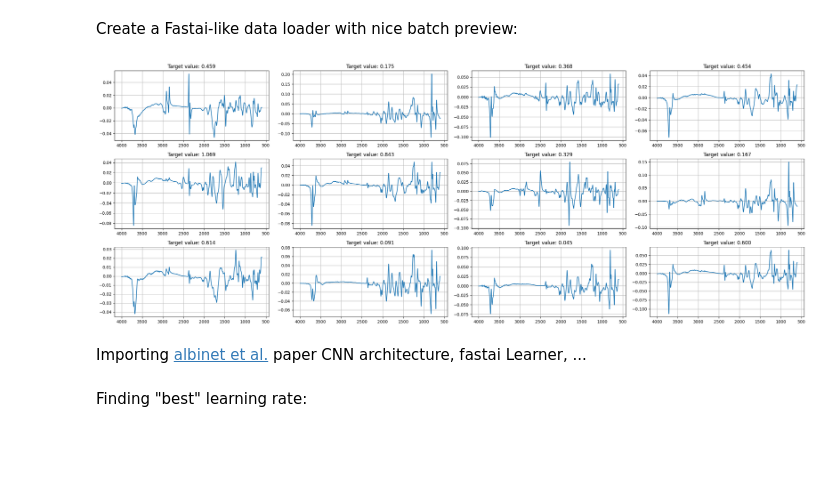
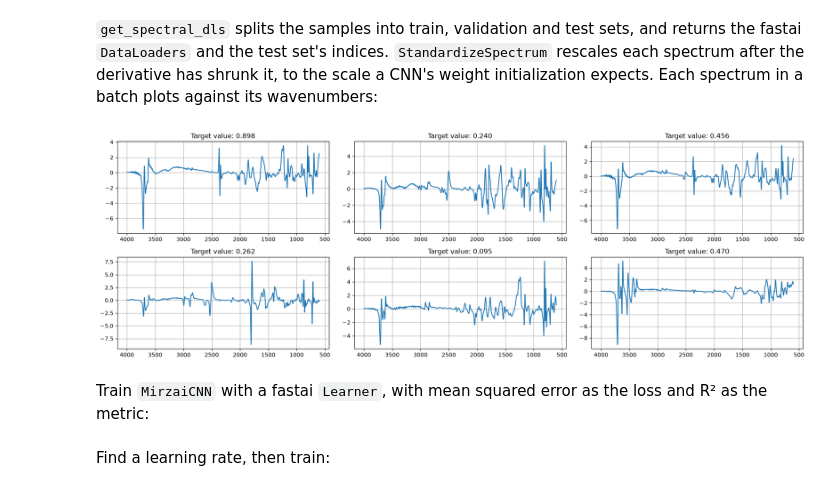
Before and after one commit to franckalbinet/soilspecdl, a Jupyter notebook: nbs/index.ipynb, the cells around one changed output. Drawn from its saved outputs; the diff is of its cells as text; code cells hidden in the pictures; blank space fills up the shorter version.

```diff
--- a/nbs/index.ipynb
+++ b/nbs/index.ipynb
@@ -46,7 +44,9 @@ A bit of pre-processing using [SoilSpecTfm](https://fr.anckalbi.net/soilspectfm)
 # %%
 #| eval: false
+mir = load_ossl().mir()
+X, y, ids = mir.xy('k.ext_usda.a725_cmolc.kg')
 pipe = Pipeline([
     ('snv', SNV()),
-    ('derivative', TakeDerivative()),
-])
+    ('deriv', SavitzkyGolay(deriv=1))])
 X_tfm = pipe.fit_transform(X)
+y_tfm = np.log1p(y.flatten())
@@ -60,10 +53,10 @@ from soilspecdl.dataloader import get_spectral_dls
-# %% [markdown]
-Create a Fastai-like data loader with nice batch preview:
+# %% [markdown]
+`get_spectral_dls` splits the samples into train, validation and test sets, and returns the fastai `DataLoaders` and the test set's indices. `StandardizeSpectrum` rescales each spectrum after the derivative has shrunk it, to the scale a CNN's weight initialization expects. Each spectrum in a batch plots against its wavenumbers:
 # %%
 #| eval: false
-dls, test_idx = get_spectral_dls(X_tfm, y_tfm, wns)
-dls.show_batch(max_n=12, ncols=4)
+dls, test_idx = get_spectral_dls(
+    X_tfm, y_tfm, mir.wavenumbers,
+    batch_tfms=[StandardizeSpectrum()])
+dls.show_batch(max_n=6, ncols=3)
 # %% [output]
-[figure, old version]
+[figure, new version]
-# %% [markdown]
-Importing [albinet et al.](https://www.sciencedirect.com/science/article/pii/S2589721722000186) paper CNN architecture, fastai Learner, ...
@@ -77,2 +63,4 @@ from fastai.metrics import R2Score
+# %% [markdown]
+Train `MirzaiCNN` with a fastai `Learner`, with mean squared error as the loss and R² as the metric:
 # %%
 #| eval: false
@@ -80,5 +71,5 @@ learn = Learner(dls, MirzaiCNN(), loss_func=MSELossFlat(), metrics=R2Score())
-# %% [markdown]
-Finding "best" learning rate:
+# %% [markdown]
+Find a learning rate, then train:
 # %%
 #| eval: false
 learn.lr_find()
```
Also changed, not shown: parts of 29 cells of this notebook, 47 other files.
